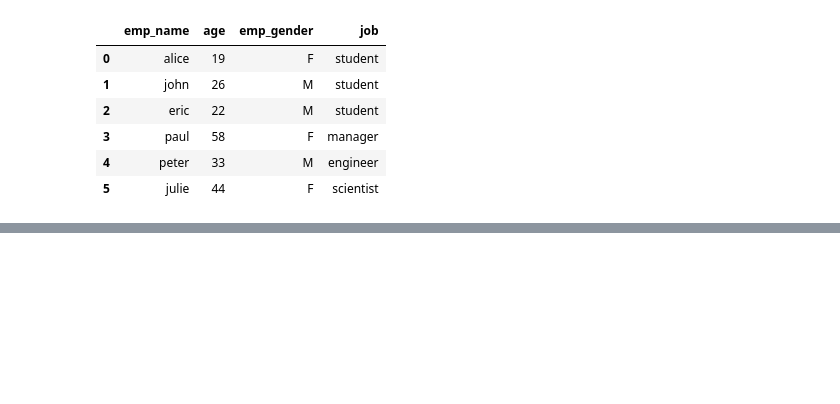
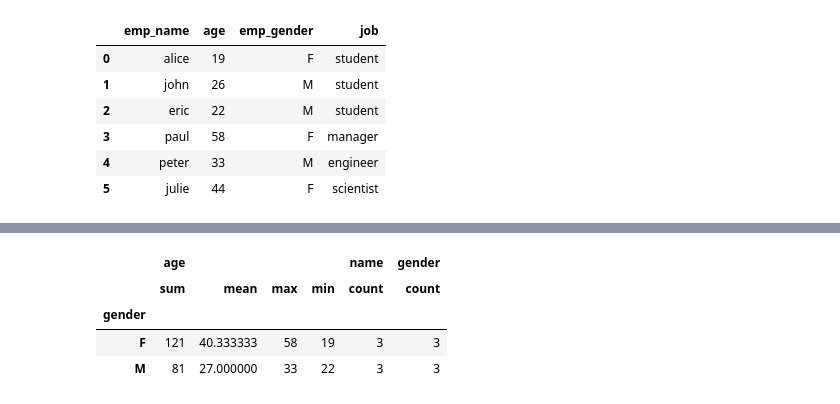
Before and after one commit to toarnabtrainer/AEC_ML_With_Python_August_2024, a Jupyter notebook: Pandas.ipynb, the cells around one changed output, grey strips where cells are left out. Saved outputs shown, nothing was run; the diff lists cells and outputs as text; code cells hidden in the pictures; blank space fills up the shorter version.

```diff
--- a/Pandas.ipynb
+++ b/Pandas.ipynb
@@ -1321,0 +1388,9 @@ df
+# %%
+grouped_df = df.groupby('gender').agg({'age':['sum','mean','max','min'], 'name':'count', 'gender':'count'})
+grouped_df
+# %% [output]
+|  | age |  |  |  | name | gender |
+|  | sum | mean | max | min | count | count |
+| gender |  |  |  |  |  |  |
+| F | 121 | 40.333333 | 58 | 19 | 3 | 3 |
+| M | 81 | 27.000000 | 33 | 22 | 3 | 3 |
```
Also changed, not shown: parts of 5 cells of this notebook.
